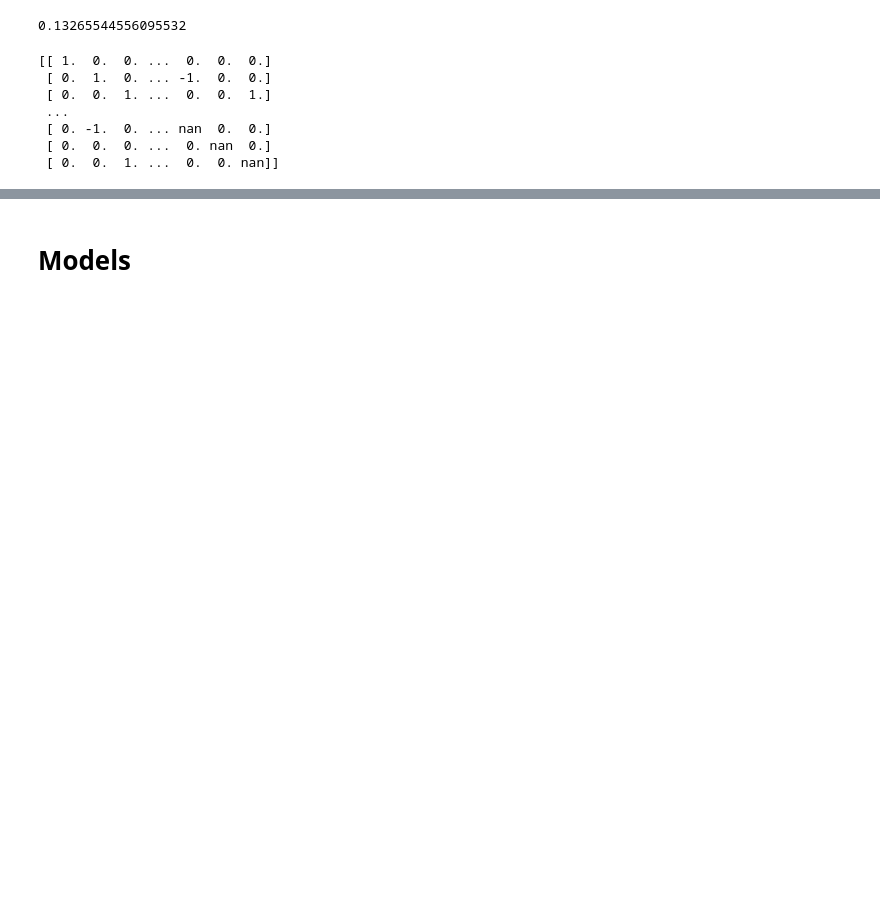
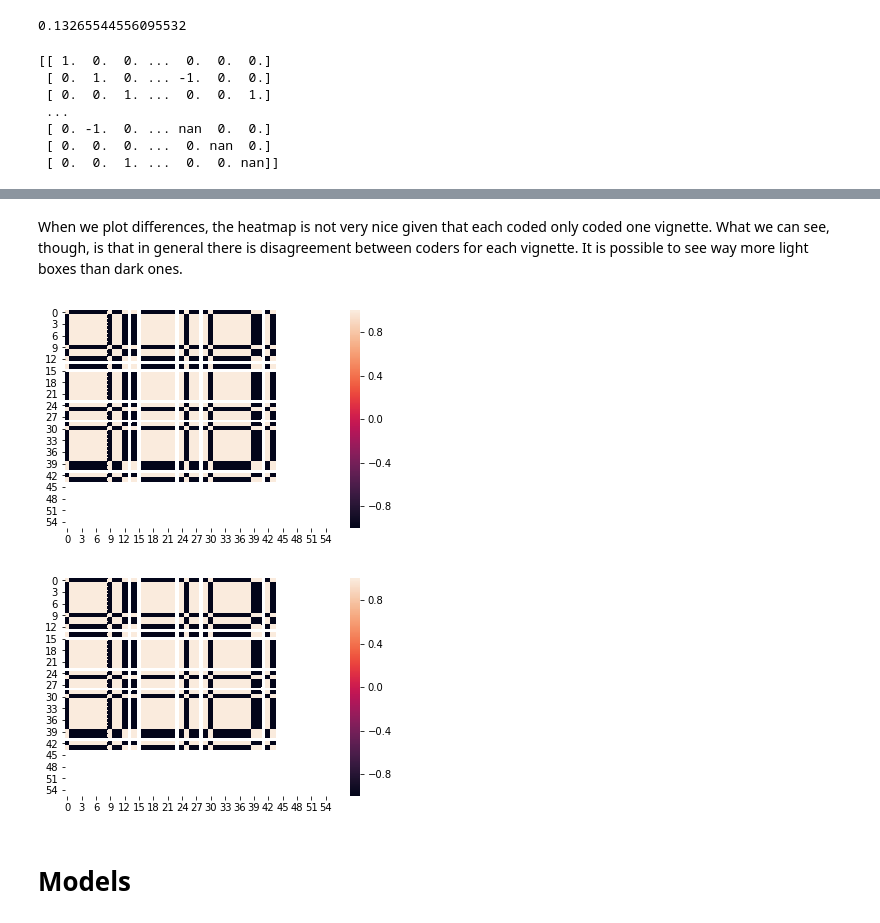
Before and after one commit to arielazar/content-analysis-2018, a Jupyter notebook: 5-Reliability/5-Reliability.ipynb, the cells around one changed output, grey strips where cells are left out. Drawn from its saved outputs; the diff is of its cells as text; code cells hidden in the pictures; blank space fills up the shorter version.

```diff
--- a/5-Reliability/5-Reliability.ipynb
+++ b/5-Reliability/5-Reliability.ipynb
@@ -221,6 +385,6 @@ print(pairwise_metric_average(pearsons_rho,anno.annotations), pairwise_metric_av
 # %%
-y = np.genfromtxt('experiment4.csv',delimiter=',')
-anno = AnnotationsContainer.from_array(y, missing_values=[-1])
+x = np.genfromtxt('experiment4.csv',delimiter=',')
+anno = AnnotationsContainer.from_array(x, missing_values=[-1])
 # %%
 anno.annotations
 # %% [output]
@@ -267,3 +437,15 @@ pairwise_metric_average(cohens_kappa, anno.annotations)
+# %% [markdown]
+When we plot differences, the heatmap is not very nice given that each coded only coded one vignette. What we can see, though, is that in general there is disagreement between coders for each vignette. It is possible to see way more light boxes than dark ones.
+# %%
+n = pairwise_matrix(pearsons_rho, anno.annotations)
+m = pairwise_matrix(spearmans_rho, anno.annotations)
+an = seaborn.heatmap(n)
+plt.show()
+am = seaborn.heatmap(m)
+plt.show()
+# %% [output]
+[figure, added]
+[figure, added]
 # %% [markdown]
 # Models
 # %% [markdown]
```
Also changed, not shown: parts of 48 cells of this notebook, 3 other files.
